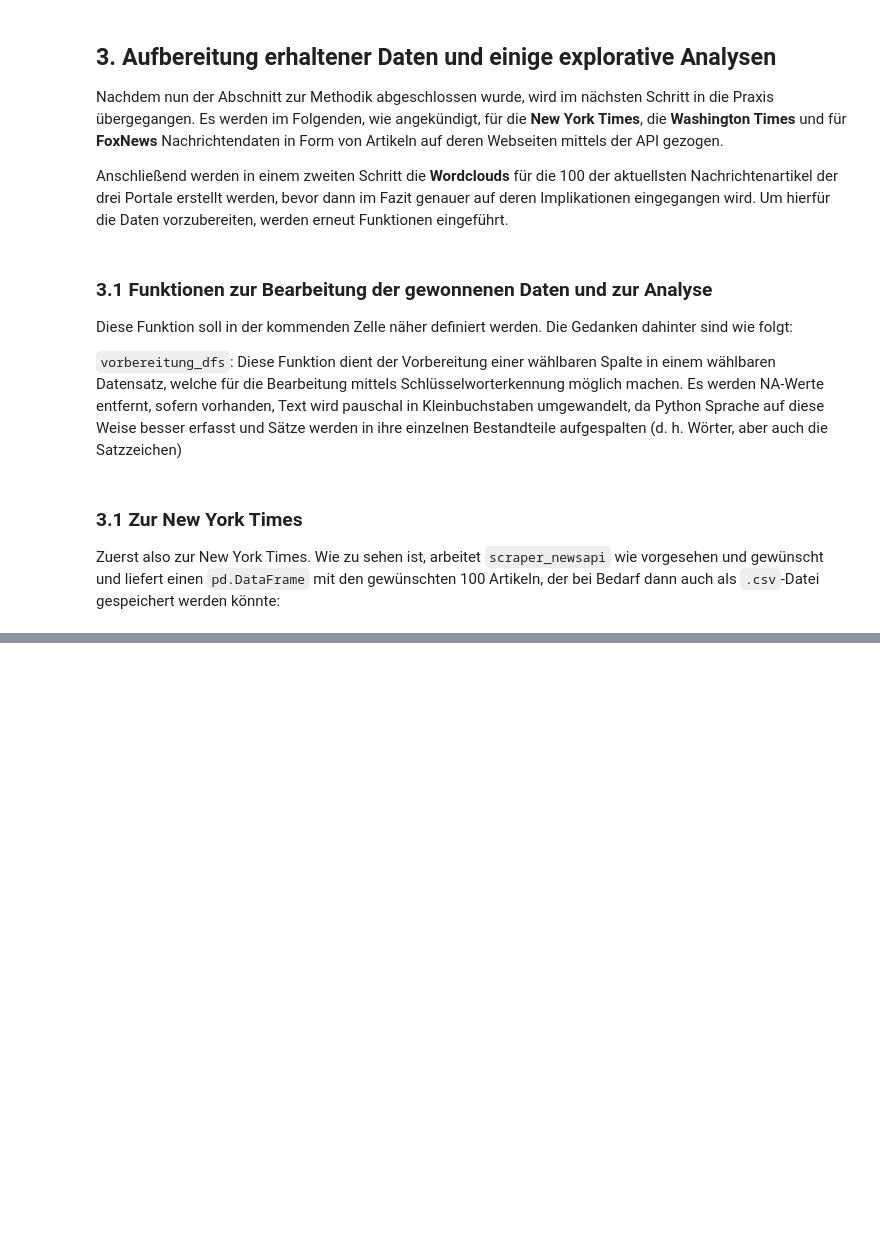
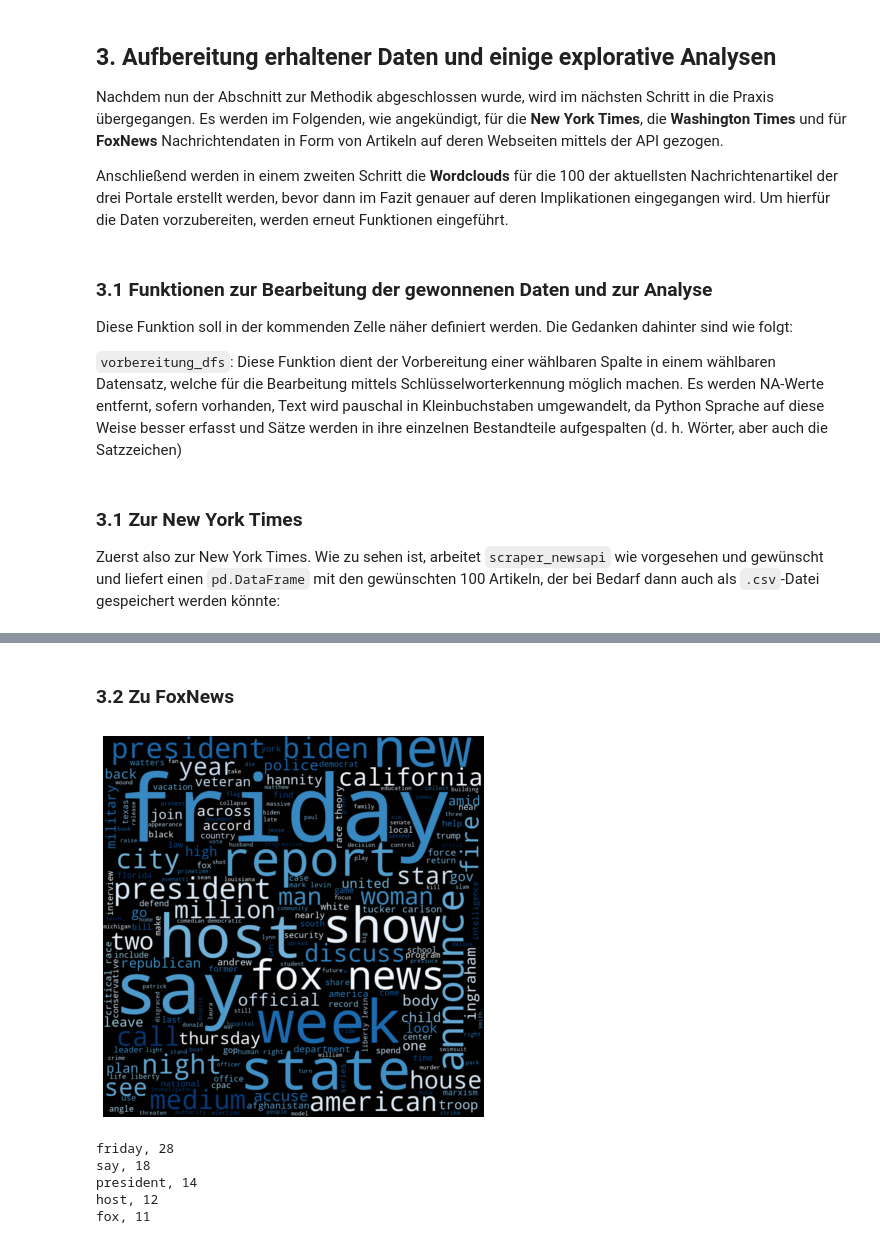
Before and after one commit to FWisniewski44/data-scraping-2021, a Jupyter notebook: Abschlussportfolio_Florian_Wisniewski.ipynb, the cells around one changed output, grey strips where cells are left out. Drawn from its saved outputs; the diff is of its cells as text; code cells hidden in the pictures; blank space fills up the shorter version.

Commit message:
vorerst fertig --- noch korrekturarbeiten stehen aus

```diff
--- a/Abschlussportfolio_Florian_Wisniewski.ipynb
+++ b/Abschlussportfolio_Florian_Wisniewski.ipynb
@@ -281,0 +293,4 @@ Zum Schluss soll kurz nochmals zusammengefasst werden, was in vorliegendem Portf
+# %% [markdown]
+### 3.2 Zu FoxNews
+# %%
+foxnews_base = scraper_newsapi(domain="foxnews.com", sorting="publishedAt", page=1)
@@ -281,0 +299,2 @@ Zum Schluss soll kurz nochmals zusammengefasst werden, was in vorliegendem Portf
+# %%
+foxnews_vorbereitet = vorbereitung_dfs(foxnews_base, "description")
@@ -281,0 +303,23 @@ Zum Schluss soll kurz nochmals zusammengefasst werden, was in vorliegendem Portf
+# %%
+# wn (wordnet): funktion zur lemmatization der wörter; hat als default nomen
+tag_map = defaultdict(lambda : wn.NOUN)
+tag_map['J'] = wn.ADJ
+tag_map['V'] = wn.VERB
+tag_map['R'] = wn.ADV
+
+# forloop: für jeden eintrag in aufgelisteter spalte "description" des vorbereiteten pd.DataFrame
+for index,entry in enumerate(foxnews_vorbereitet["description"]):
+    # leere liste erstellen
+    Final_words = []
+    # die lemmatization-funktion als objekt sichern
+    word_Lemmatized = WordNetLemmatizer()
+    # pos_tag ("parts of speech") aus dem nlp-package nltk: das wird für jeden eintrag festlegen, welche wortart es ist
+    for word, tag in pos_tag(entry):
+        # prüfung für stopwords (also z. B. "by", "the", usw.) und ob es sich um ein wirkliches wort handelt (isalpha checkt
+        # auf buchstaben). wenn abgeschlossen, wird dieses objekt an die leere liste geklebt
+        if word not in stopwords.words('english') and word.isalpha():
+            word_Final = word_Lemmatized.lemmatize(word,tag_map[tag[0]])
+            Final_words.append(word_Final)
+    # die leere liste wird an den datensatz als neue column geklebt
+    foxnews_neue = foxnews_vorbereitet
+    foxnews_neue.loc[index,'text_final'] = str(Final_words)
@@ -281,0 +328,28 @@ Zum Schluss soll kurz nochmals zusammengefasst werden, was in vorliegendem Portf
+# %%
+# in vorbereitung auf die wordcloud brauche ich aus der spalte "text_final" nur die strings, außerhalb einer liste:
+foxnews_neue["text_final"] = foxnews_neue["text_final"].str.strip('[]')
+
+# wörter aus den columns mit leerzeichen dazwischen joinen, dann für den coltext den datentyp string deklarieren
+foxnews_text = " ".join(coltext for coltext in foxnews_neue.text_final.astype(str))
+
+# für die wordcloud, da es besser aussieht: die single quotes entfernen
+foxnews_text = foxnews_text.replace("'", "")
+
+# hier bei bedarf den kommentar entfernen um die textliste zu sehen:
+#foxnews_text
+# %%
+wordcloud_erstellen_für(foxnews_text)
+# %% [output]
+[figure, added]
+# %%
+# wörter noch zählen
+zählung_fox = Counter(foxnews_text.split())
+
+for wort, anzahl in zählung_fox.most_common(5):
+    print(wort, anzahl)
+# %% [output]
+friday, 28
+say, 18
+president, 14
+host, 12
+fox, 11
```
Also changed, not shown: parts of 23 cells of this notebook, 9 other files.
